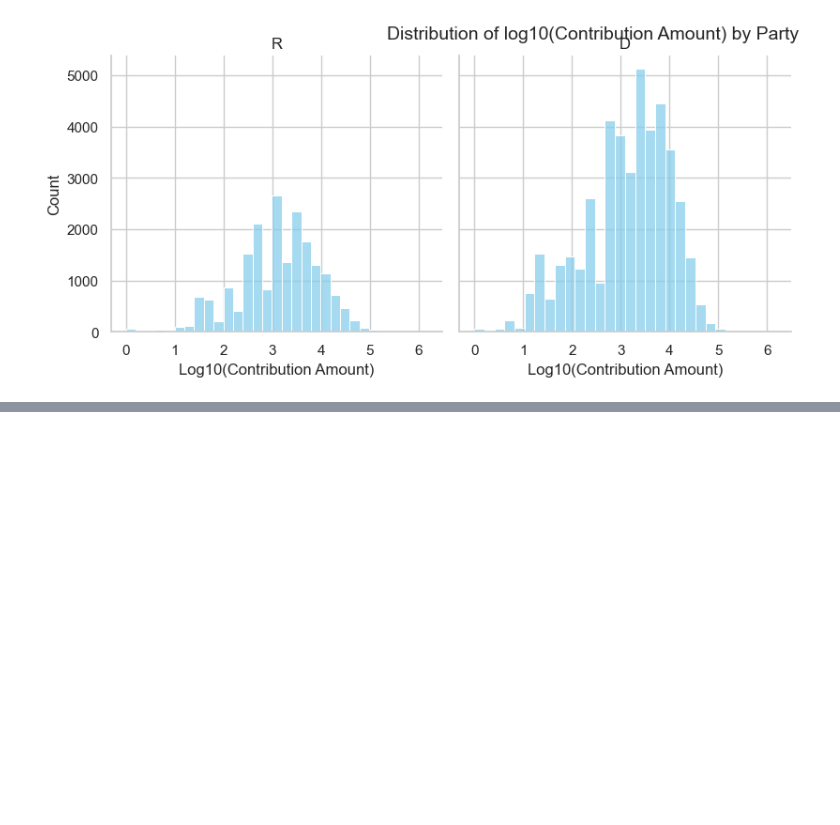
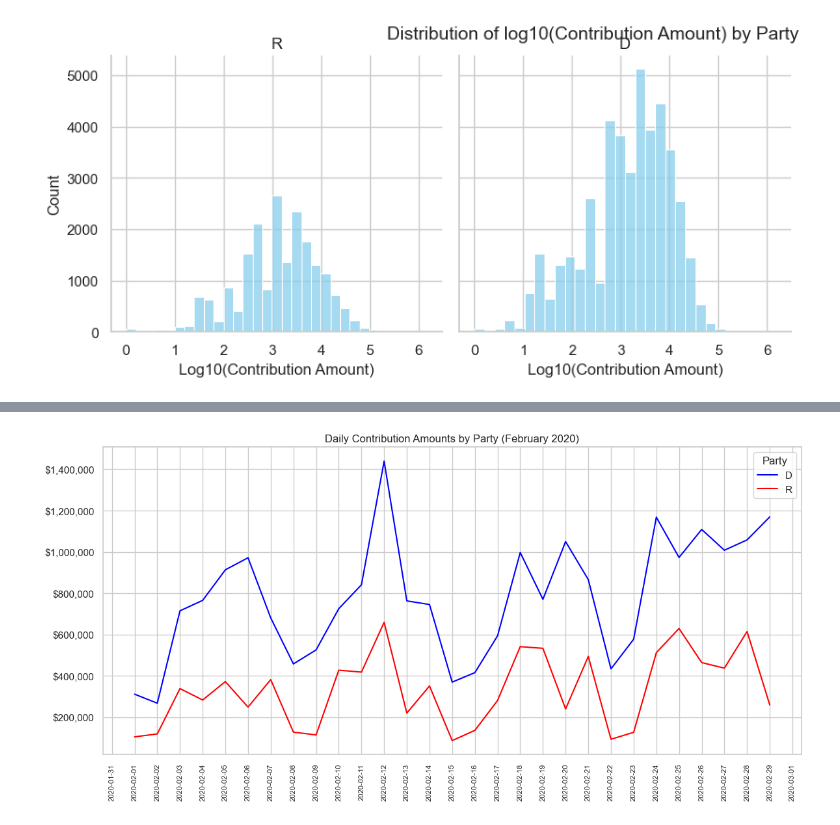
Before and after one commit to marobinette/cfd-project-ds1, a Jupyter notebook: notebooks/Open_Secrets_EDA.ipynb, the cells around one changed output, grey strips where cells are left out. Saved outputs shown, nothing was run; the diff lists cells and outputs as text; code cells hidden in the pictures; blank space fills up the shorter version.

```diff
--- a/notebooks/Open_Secrets_EDA.ipynb
+++ b/notebooks/Open_Secrets_EDA.ipynb
@@ -621,0 +668,39 @@ plt.show()
+# %%
+# Filter on specific date range
+date_df = cand_contrib_eda_df[(cand_contrib_eda_df['contrib_date'] >= '2020-02-01') & (cand_contrib_eda_df['contrib_date'] <= '2020-02-29')]
+
+# 1️⃣ Filter to only D and R
+time_df = date_df[date_df['Party'].isin(['D', 'R'])].copy()
+
+# 2️⃣ Aggregate contributions by date and party
+daily_contrib = (
+    time_df.groupby(['contrib_date', 'Party'], as_index=False)['contrib_amount']
+    .sum()  # sum contributions per day
+)
+
+# 3️⃣ Create the line plot
+plt.figure(figsize=(12, 6))
+sns.lineplot(
+    data=daily_contrib,
+    x='contrib_date',
+    y='contrib_amount',
+    hue='Party',
+    palette={'D': 'blue', 'R': 'red'}
+)
+
+# 4️⃣ Add labels, title, and formatting
+plt.xlabel('')
+plt.ylabel('')
+plt.title('Daily Contribution Amounts by Party (February 2020)')
+
+ax = plt.gca()  # get current axesA
+ax.yaxis.set_major_formatter(StrMethodFormatter('${x:,.0f}'))
+
+# Set x-axis major ticks every 5 days
+ax.xaxis.set_major_locator(mdates.DayLocator(interval = 1))
+ax.xaxis.set_major_formatter(mdates.DateFormatter('%Y-%m-%d'))
+plt.xticks(rotation = 90, fontsize = 8)  # rotate x-axis for readability
+plt.tight_layout()
+plt.show()
+# %% [output]
+[figure, added]
```
Also changed, not shown: parts of 6 cells of this notebook, 4 other files.
